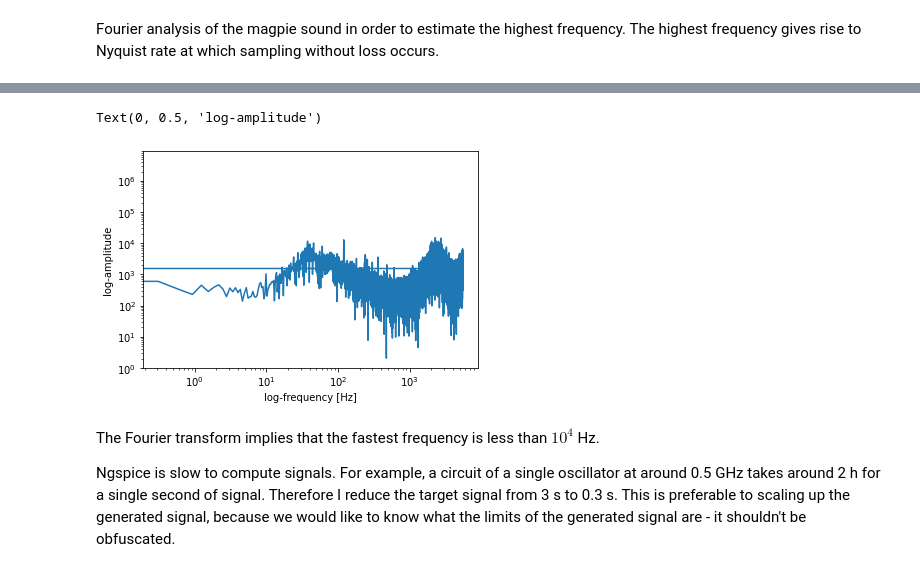
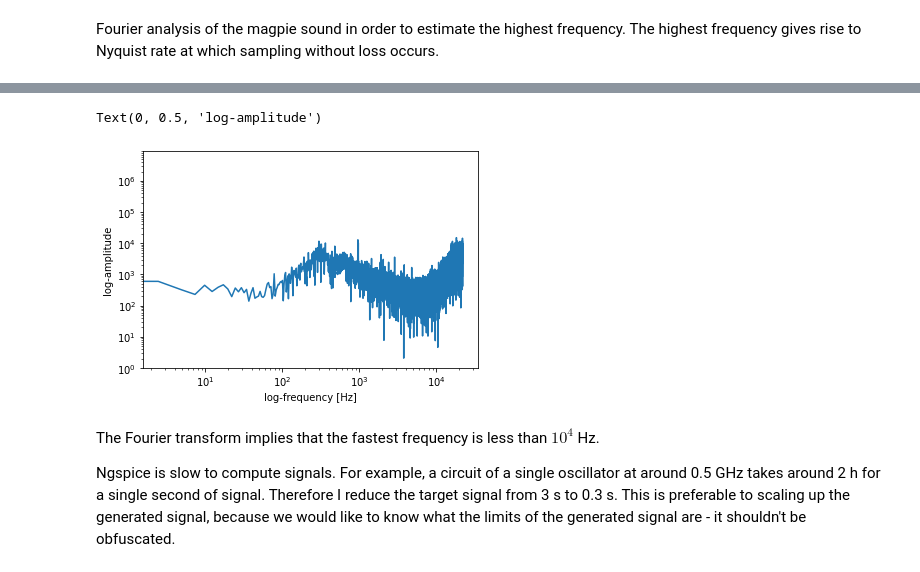
Before and after one commit to Wehzie/master-thesis, a Jupyter notebook: src/sound_analysis.ipynb, the cells around one changed output, grey strips where cells are left out. Saved outputs shown, nothing was run; the diff lists cells and outputs as text; code cells hidden in the pictures.

```diff
--- a/src/sound_analysis.ipynb
+++ b/src/sound_analysis.ipynb
@@ -62,18 +60,23 @@ duration = frames / rate
 # %%
 # apply fourier transform to signal
-spectrum = np.fft.fft(y)
+spectrum = np.fft.rfft(y)
 abs_spec = abs(spectrum)
-freq = np.fft.fftfreq(len(abs_spec), d=1/rate) # TODO: sample spacing
+sample_spacing = 1.0 / 44100 # inverse of the sampling rate
+freq = np.fft.fftfreq(len(abs_spec), d=sample_spacing)
+
+# plot negative spectrum first and avoid horizontal line in plot
+abs_spec = np.fft.fftshift(abs_spec)
+freq = np.fft.fftshift(freq)
 
 fig, ax = plt.subplots()
 plt.plot(freq, abs_spec)
 ax.set_xscale('log')
 ax.set_yscale('log')
 ax.set_xlabel("log-frequency [Hz]")
 ax.set_ylabel('log-amplitude')
 # %% [output]
 Text(0, 0.5, 'log-amplitude')
-[figure, old version]
+[figure, new version]
 # %% [markdown]
 The Fourier transform implies that the fastest frequency is less than $10^4$ Hz.
 
```
Also changed, not shown: parts of 1 cell of this notebook, 2 other files.
